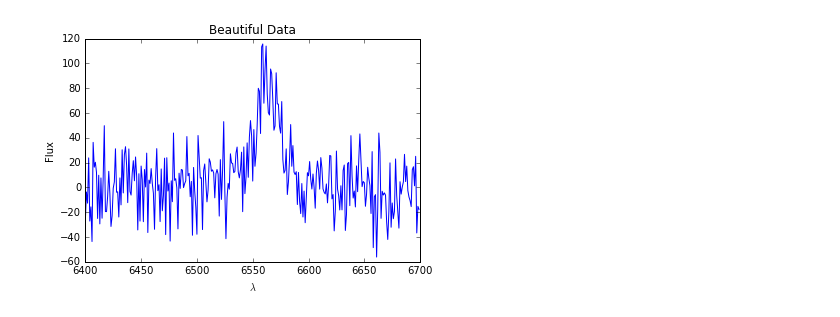
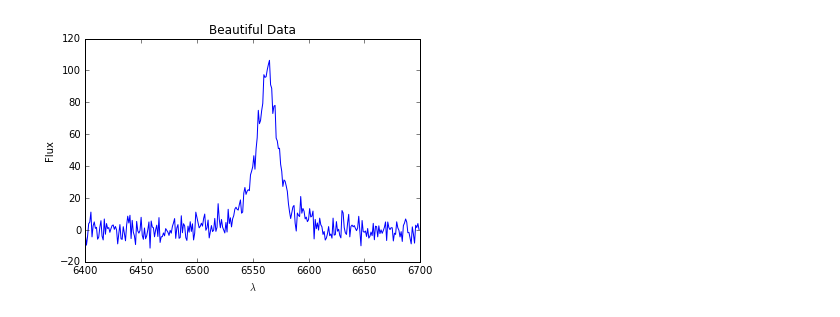
Before and after one commit to Banneker2016/DataAnalysis_Week4, a Jupyter notebook: banneker_data_analysis4_day3.ipynb, the cells around one changed output. Cells and saved outputs as stored; diff of their text form; code cells hidden in the pictures.

```diff
--- a/banneker_data_analysis4_day3.ipynb
+++ b/banneker_data_analysis4_day3.ipynb
@@ -11,16 +11,16 @@ def my_model(lam,center,height,width):
 # %%
 #Set up our fake dataset
 my_lam = np.arange(6400,6700,1)#Angstroms
-NOISE = 20.0
+NOISE = 5.0
 my_data = my_model(my_lam,6563,100,20) + np.random.normal(0, NOISE,len(my_lam))
 my_sigmas = np.zeros(len(my_lam)) + NOISE
 plt.plot(my_lam,my_data)
 plt.xlabel(r'$\lambda$')
 plt.ylabel('Flux')
 plt.title('Beautiful Data')
 plt.show()
 # %% [output]
-[figure, old version]
+[figure, new version]
 # %%
 #Let's make a final METRIC, Log Likelihood
 def metric_log_likelihood(theta,lam,data,sigmas):
```
Also changed, not shown: parts of 5 cells of this notebook, 2 other files.
